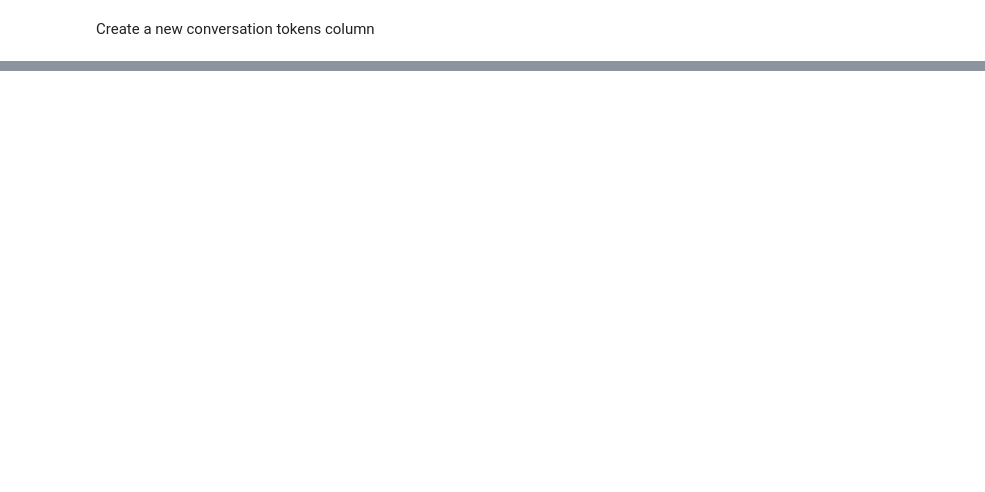
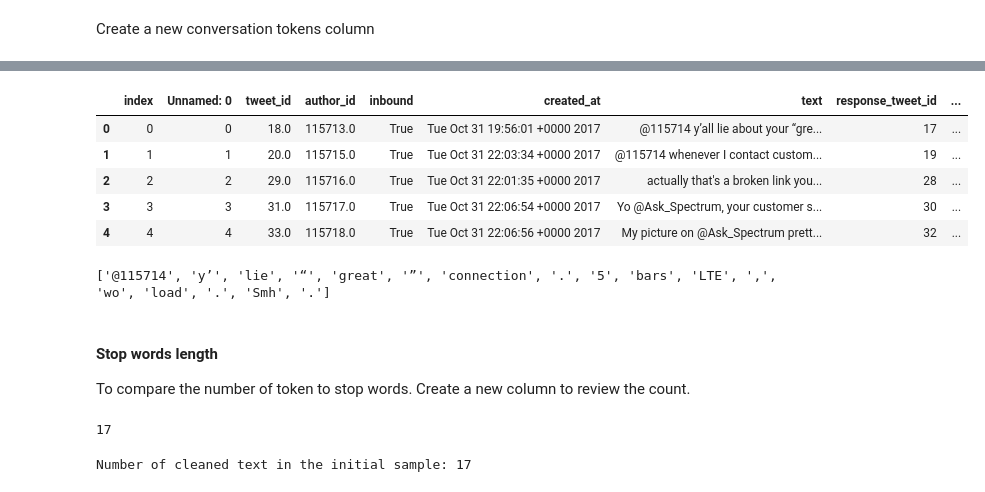
Before and after one commit to erictlong/customer-support-automation, a Jupyter notebook: data analytics/supportTicketBasicNlp.ipynb, the cells around one changed output, grey strips where cells are left out. Cells and saved outputs as stored; diff of their text form; code cells hidden in the pictures; blank space fills up the shorter version.

```diff
--- a/data analytics/supportTicketBasicNlp.ipynb
+++ b/data analytics/supportTicketBasicNlp.ipynb
@@ -126,0 +170,2 @@ df['conversation_tokens'] = df['conversation'].apply(lambda x: list(nlp(str(x)))
+# %%
+df['text_tokens'] = df['text_doc'].apply(lambda x: tokenizeDoc(x))
@@ -126,0 +254,23 @@ df['conversation_tokens'] = df['conversation'].apply(lambda x: list(nlp(str(x)))
+# %%
+df['text_token_clean'] = df['text_doc'].apply(lambda x: stopWordsRemoveal(x))
+# %%
+df.head()
+# %% [output]
+|  | index | Unnamed: 0 | tweet_id | author_id | inbound | created_at | text | response_tweet_id | ... |
+| 0 | 0 | 0 | 18.0 | 115713.0 | True | Tue Oct 31 19:56:01 +0000 2017 | @115714 y’all lie about your “gre... | 17 | ... |
+| 1 | 1 | 1 | 20.0 | 115715.0 | True | Tue Oct 31 22:03:34 +0000 2017 | @115714 whenever I contact custom... | 19 | ... |
+| 2 | 2 | 2 | 29.0 | 115716.0 | True | Tue Oct 31 22:01:35 +0000 2017 | actually that's a broken link you... | 28 | ... |
+| 3 | 3 | 3 | 31.0 | 115717.0 | True | Tue Oct 31 22:06:54 +0000 2017 | Yo @Ask_Spectrum, your customer s... | 30 | ... |
+| 4 | 4 | 4 | 33.0 | 115718.0 | True | Tue Oct 31 22:06:56 +0000 2017 | My picture on @Ask_Spectrum prett... | 32 | ... |
+# %%
+print(df['text_token_clean'][0])
+# %% [output]
+['@115714', 'y’', 'lie', '“', 'great', '”', 'connection', '.', '5', 'bars', 'LTE', ',', 'wo', 'load', '.', 'Smh', '.']
+# %% [markdown]
+#### Stop words length
+
+To compare the number of token to stop words. Create a new column to review the count.
+# %%
+print(len(df['text_token_clean'][0]))
+# %% [output]
+17
@@ -126,0 +279,4 @@ df['conversation_tokens'] = df['conversation'].apply(lambda x: list(nlp(str(x)))
+# %%
+print(f"Number of cleaned text in the initial sample: {df['text_token_clean_length'][0]}")
+# %% [output]
+Number of cleaned text in the initial sample: 17
```
Also changed, not shown: parts of 37 cells of this notebook.
